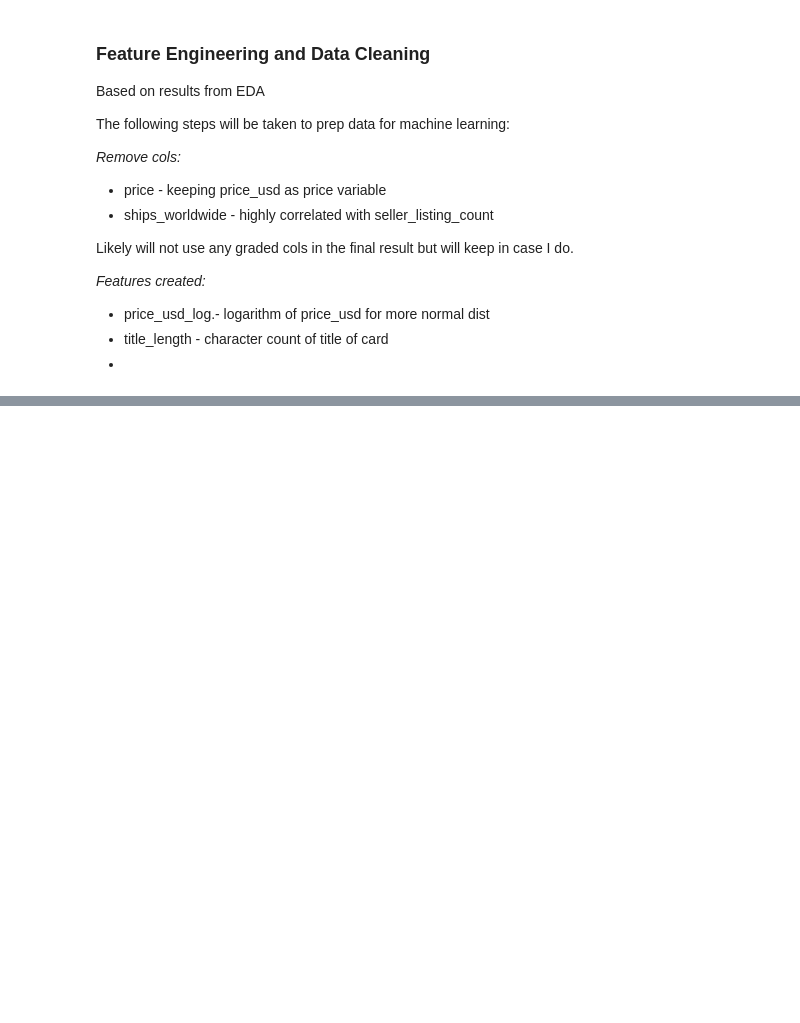
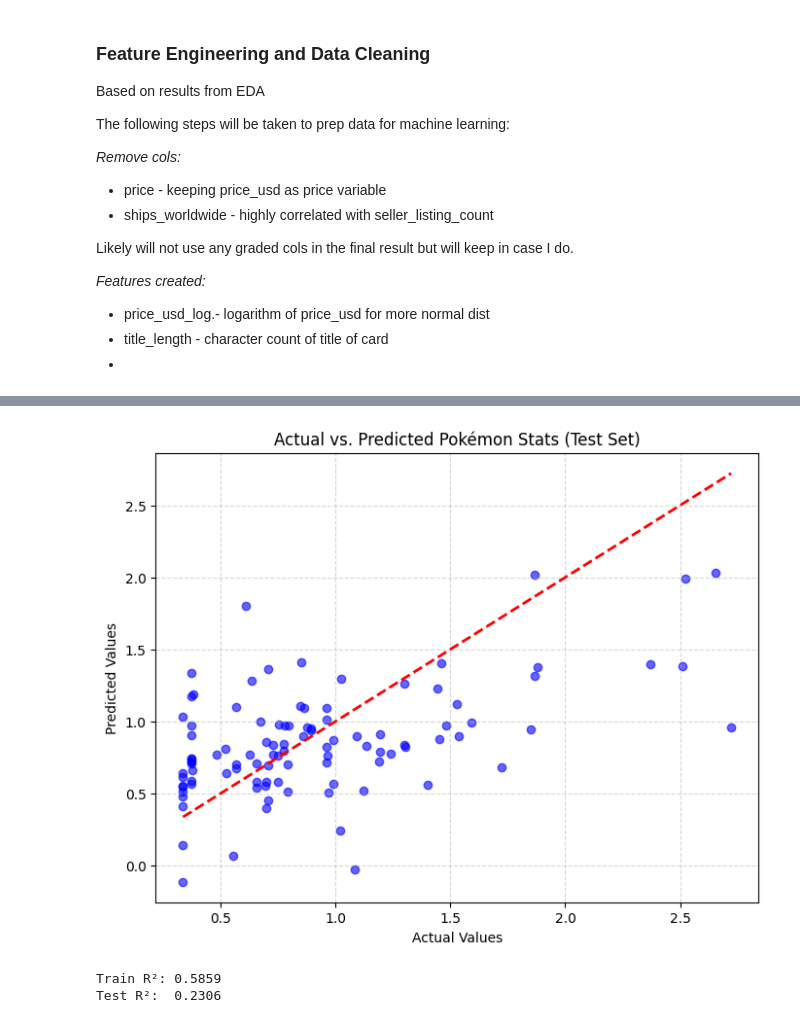
Before and after one commit to morgan1461/pokemon-card-price-predictor, a Jupyter notebook: model.ipynb, the cells around one changed output, grey strips where cells are left out. Saved outputs shown, nothing was run; the diff lists cells and outputs as text; code cells hidden in the pictures; blank space fills up the shorter version.

Commit message:
Clean up dataset for machine learning and run a baseline linear regression model and analyze

```diff
--- a/model.ipynb
+++ b/model.ipynb
@@ -86,2 +254,4 @@ df['title_length'] = df['title'].str.len()
 # %%
-df['title_length'].describe()
+# split features and response
+X = df_ml.drop(columns='price_log_usd').copy()
+y = df_ml['price_log_usd'].copy()
@@ -108,0 +275,8 @@ outcome = 'price_log_usd'
+# %%
+# test train split 80/20
+
+X_train, X_test, y_train, y_test = train_test_split(
+    X, y, test_size=0.2, random_state=RANDOM
+)
+print(f'Training set size: {X_train.shape[0]}')
+print(f'Test set size: {X_test.shape[0]}')
@@ -109,4 +286,4 @@ outcome = 'price_log_usd'
 # %%
-baseline_lm = LinearRegression()
-baseline_lm.fit(df[predictors], df[outcome])
+pokemon_lm = LinearRegression()
+pokemon_lm.fit(X_train, y_train)
 # %% [output]
@@ -113,0 +291,8 @@ ValueError: could not convert string to float: 'SAR'
+# %%
+y_pred = pokemon_lm.predict(X_test)
+
+test_rmse = np.sqrt(mean_squared_error(y_test, y_pred))
+test_r2 = r2_score(y_test, y_pred)
+
+print(f'Test RMSE: {test_rmse:.2f}')
+print(f'Test R²:   {test_r2:.4f}')
@@ -113,0 +328,32 @@ ValueError: could not convert string to float: 'SAR'
+# %%
+plt.figure(figsize=(8, 6))
+plt.scatter(y_test, y_pred, alpha=0.6, color='b')
+
+# Red dashed diagonal line representing a perfect 1:1 prediction
+plt.plot(
+    [y_test.min(), y_test.max()],
+    [y_test.min(), y_test.max()],
+    'r--',
+    linewidth=2,
+)
+
+plt.xlabel('Actual Values')
+plt.ylabel('Predicted Values')
+plt.title('Actual vs. Predicted Pokémon Stats (Test Set)')
+plt.grid(True, linestyle='--', alpha=0.5)
+plt.show()
+# %% [output]
+[figure, added]
+# %%
+y_train_pred = pokemon_lm.predict(X_train)
+y_test_pred = pokemon_lm.predict(X_test)
+
+# calculate scores
+train_r2 = r2_score(y_train, y_train_pred)
+test_r2 = r2_score(y_test, y_test_pred)
+
+print(f"Train R²: {train_r2:.4f}")
+print(f"Test R²:  {test_r2:.4f}")
+# %% [output]
+Train R²: 0.5859
+Test R²:  0.2306
```
Also changed, not shown: parts of 26 cells of this notebook.
